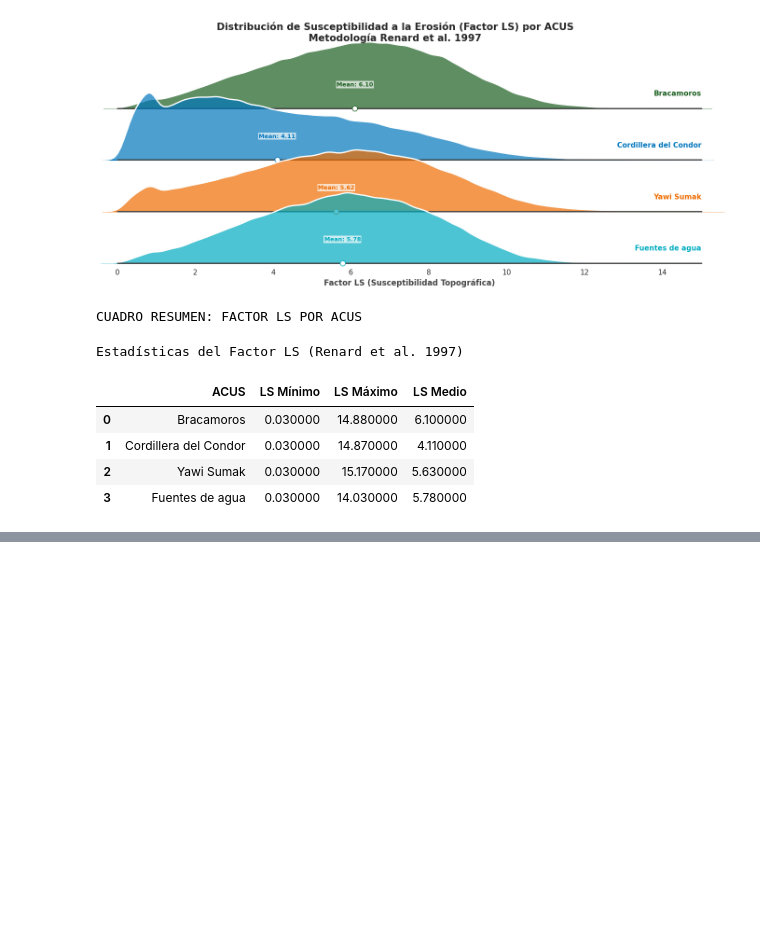
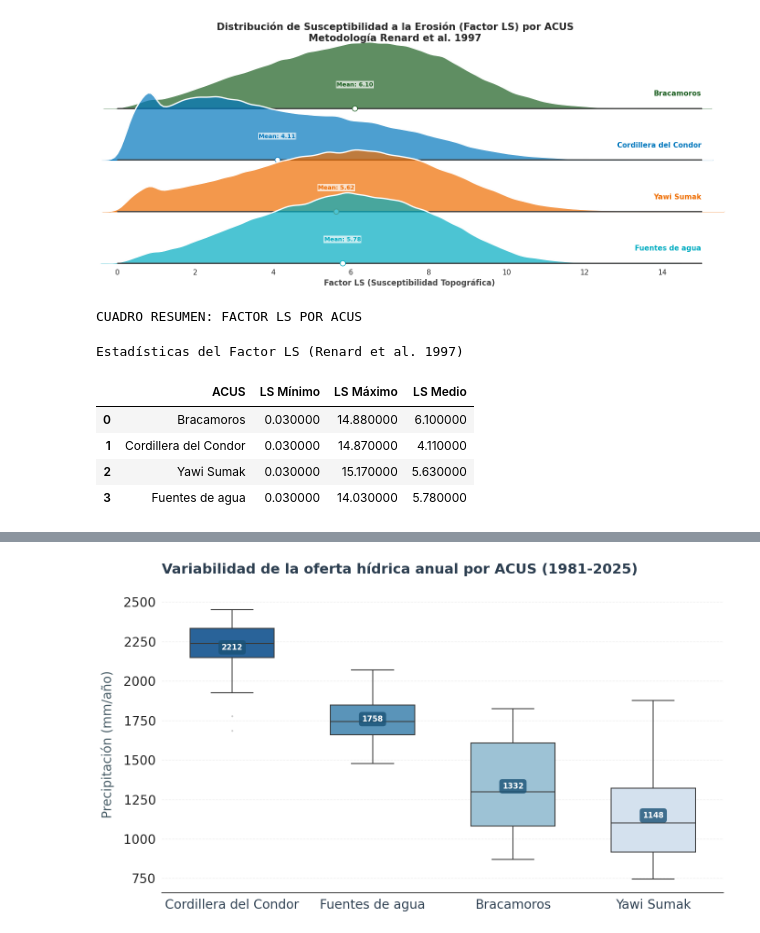
Before and after one commit to daningMontano/ACUS_ECOSYSTEM_FUNCTION_ZCH, a Jupyter notebook: Notebooks/Init_biophysical_charact/1_Base_line.ipynb, the cells around one changed output, grey strips where cells are left out. Drawn from its saved outputs; the diff is of its cells as text; code cells hidden in the pictures; blank space fills up the shorter version.

```diff
--- a/Notebooks/Init_biophysical_charact/1_Base_line.ipynb
+++ b/Notebooks/Init_biophysical_charact/1_Base_line.ipynb
@@ -886,0 +945,80 @@ Estadísticas del Factor LS (Renard et al. 1997)
+# %%
+# --- 1. EXTRACCIÓN DE DATOS (GEE a Pandas) ---
+nombres_categorias = acus.aggregate_array('Nombre').distinct().getInfo()
+all_precip_data = []
+
+for nombre in nombres_categorias:
+    subset = acus.filter(ee.Filter.eq('Nombre', nombre))
+
+    # Reducción de región para obtener la lista de valores de píxeles
+    dict_values = mean_annual_precip.reduceRegion(
+        reducer=ee.Reducer.toList(),
+        geometry=subset.geometry(),
+        scale=5566,
+        maxPixels=1e8
+    ).getInfo()
+
+    values_list = dict_values.get('precipitation')
+
+    if values_list:
+        df_temp = pd.DataFrame({'Precipitacion': values_list, 'ACUS': nombre})
+        all_precip_data.append(df_temp)
+
+df_boxplot_precip = pd.concat(all_precip_data, ignore_index=True)
+
+# --- 2. DISEÑO DE LA VISUALIZACIÓN (Análisis Explicativo) ---
+
+# Orden lógico: De mayor a menor mediana para facilitar la comparación
+order = df_boxplot_precip.groupby('ACUS')['Precipitacion'].median().sort_values(ascending=False).index
+
+plt.figure(figsize=(14, 8))
+sns.set_style("white") # Fondo limpio para maximizar ratio datos-tinta
+
+# Paleta azulada secuencial (Simboliza agua/precipitación)
+colors = sns.color_palette("Blues_r", len(order))
+
+ax = sns.boxplot(
+    data=df_boxplot_precip,
+    x='ACUS',
+    y='Precipitacion',
+    order=order,
+    palette=colors,
+    width=0.6,
+    linewidth=1.5,
+    fliersize=3,
+    flierprops={"markerfacecolor": "0.5", "markeredgecolor": "none", "alpha": 0.4}
+)
+
+# --- 3. REFINAMIENTO Y JERARQUÍA VISUAL ---
+
+# Título interpretativo (La "Gran Idea")
+plt.title('Variabilidad de la oferta hídrica anual por ACUS (1981-2025)',
+          fontsize=22, loc='left', pad=35, color='#2c3e50', fontweight='bold')
+
+# Etiquetas de ejes (Grandes y legibles)
+plt.xlabel('', fontsize=20)
+plt.ylabel('Precipitación (mm/año)', fontsize=20, color='#455a64', labelpad=15)
+
+# Eliminación de bordes innecesarios
+sns.despine(left=True, bottom=False)
+ax.yaxis.grid(True, linestyle='--', alpha=0.3) # Cuadrícula sutil solo horizontal
+
+# Etiquetas del eje X horizontales (Evita carga cognitiva de rotación)
+plt.xticks(fontsize=20, color='#2c3e50', rotation=0)
+plt.yticks(fontsize=20)
+
+# --- 4. ANOTACIÓN DE MEDIAS (Etiquetado Directo) ---
+means = df_boxplot_precip.groupby('ACUS')['Precipitacion'].mean()
+for i, name in enumerate(order):
+    m = means[name]
+    ax.text(
+        i, m, f'{int(m)}',
+        ha='center', va='center', fontsize=12,
+        fontweight='bold', color='white',
+        bbox=dict(facecolor='#1a5276', alpha=0.8, edgecolor='none', boxstyle='round,pad=0.4')
+    )
+
+plt.tight_layout()
+plt.show()
+# %% [output]
+[figure, added]
```
Also changed, not shown: parts of 12 cells of this notebook.
